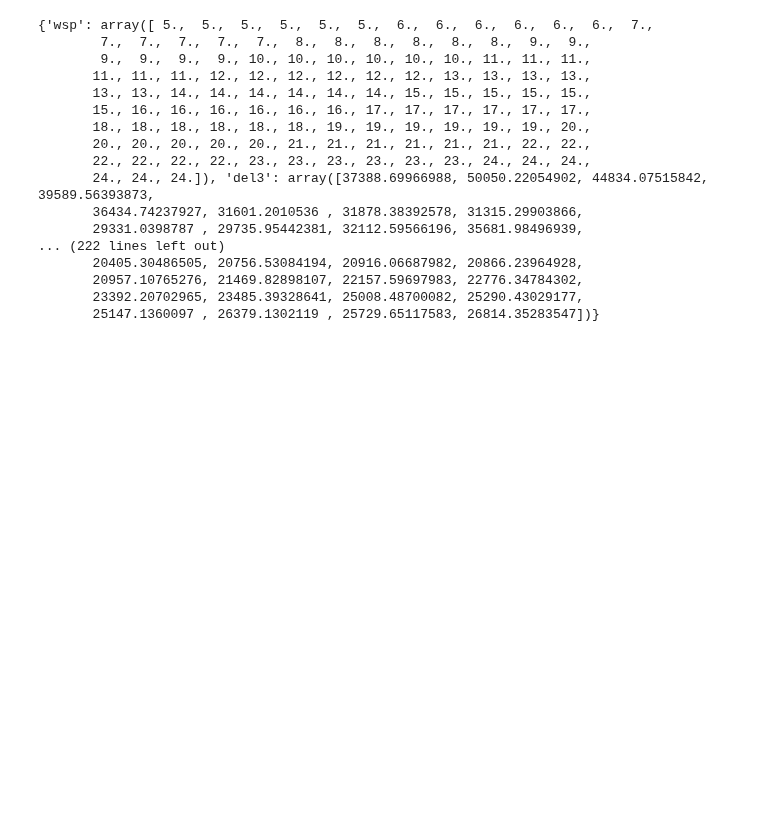
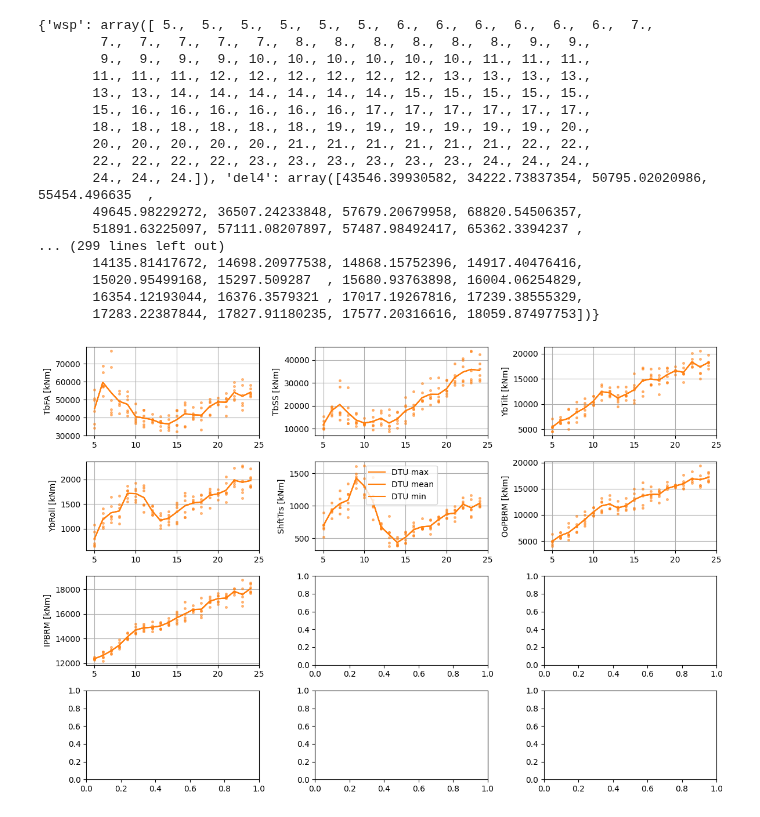
Before and after one commit to SpyrosAcheimastos/LAC, a Jupyter notebook: Assignment_4/code/Design_equivalent_loads.ipynb, the cells around one changed output. Saved outputs shown, nothing was run; the diff lists cells and outputs as text; code cells hidden in the pictures; blank space fills up the shorter version.

Commit message:
DEL plots

```diff
--- a/Assignment_4/code/Design_equivalent_loads.ipynb
+++ b/Assignment_4/code/Design_equivalent_loads.ipynb
@@ -9,7 +9,7 @@ STATS_PATH = Path.cwd().parent / 'dtu_10MW' / 'turb' / 'dtu_10mw_turb_stats.hdf5
 SUBFOLDER = 'tca'
 # %%
 # load the HAWC2 data from the stats file. Isolate the simulations with no tilt.
-df, wsps = load_stats(STATS_PATH, subfolder=SUBFOLDER, statstype='turb')
+df_DTU, wsps_DTU = load_stats(STATS_PATH, subfolder=SUBFOLDER, statstype='turb')
 df_BB, wsps_BB = load_stats(BB_PATH, subfolder=SUBFOLDER, statstype='turb')
 
 SEEDS = 6
@@ -105,7 +106,7 @@ CHAN_DESCS = {'TbFA': 'momentmx mbdy:tower nodenr:   1',
 chan_ids = ['TbFA', 'TbSS',
             'YbTilt', 'YbRoll', 'ShftTrs', 'OoPBRM', 'IPBRM']
 
-del_ids = ['del3','del4','del5','del8','del10', 'del12']
+del_ids = ['del4','del4','del5','del8','del10', 'del12']
 
 del_loads = {}
 for iplot, chan_id in enumerate(chan_ids):
@@ -114,11 +115,16 @@ for iplot, chan_id in enumerate(chan_ids):
 
     # del_loads[chan_id] = [chan_df[del_id] for del_id in del_ids]
 
-    points_BB, lines_BB = extract_and_DEL(wsps_BB, chan_df, SEEDS)
+    points_BB, lines_BB = extract_and_DEL(wsps_BB, chan_df, SEEDS, "del4")
 
     print(points_BB)
+    print(lines_BB)
+
+    # points_BB_Wsp = np.unique(points_BB['wsp'])
+
 # print(del_loads)
 
+
 # print(del_loads['TbFA'][0])
 # %% [output]
 {'wsp': array([ 5.,  5.,  5.,  5.,  5.,  5.,  6.,  6.,  6.,  6.,  6.,  6.,  7.,
@@ -130,11 +136,56 @@ for iplot, chan_id in enumerate(chan_ids):
        18., 18., 18., 18., 18., 18., 19., 19., 19., 19., 19., 19., 20.,
        20., 20., 20., 20., 20., 21., 21., 21., 21., 21., 21., 22., 22.,
        22., 22., 22., 22., 23., 23., 23., 23., 23., 23., 24., 24., 24.,
-       24., 24., 24.]), 'del3': array([37388.69966988, 50050.22054902, 44834.07515842, 39589.56393873,
-       36434.74237927, 31601.2010536 , 31878.38392578, 31315.29903866,
-       29331.0398787 , 29735.95442381, 32112.59566196, 35681.98496939,
-... (222 lines left out)
-       20405.30486505, 20756.53084194, 20916.06687982, 20866.23964928,
-       20957.10765276, 21469.82898107, 22157.59697983, 22776.34784302,
-       23392.20702965, 23485.39328641, 25008.48700082, 25290.43029177,
-       25147.1360097 , 26379.1302119 , 25729.65117583, 26814.35283547])}
+       24., 24., 24.]), 'del4': array([43546.39930582, 34222.73837354, 50795.02020986, 55454.496635  ,
+       49645.98229272, 36507.24233848, 57679.20679958, 68820.54506357,
+       51891.63225097, 57111.08207897, 57487.98492417, 65362.3394237 ,
+... (299 lines left out)
+       14135.81417672, 14698.20977538, 14868.15752396, 14917.40476416,
+       15020.95499168, 15297.509287  , 15680.93763898, 16004.06254829,
+       16354.12193044, 16376.3579321 , 17017.19267816, 17239.38555329,
+       17283.22387844, 17827.91180235, 17577.20316616, 18059.87497753])}
+# %%
+fig, axs = plt.subplots(4, 3, figsize=(12, 8), clear=True)
+
+
+# loop over each channels and plot the steady state with the theory line
+for iplot, chan_id in enumerate(chan_ids):
+
+    # isolate the channel data and get statistics
+    chan_df_BB = df_BB.filter_channel(chan_id, CHAN_DESCS)
+    chan_df_DTU = df_DTU.filter_channel(chan_id, CHAN_DESCS)
+
+    # extract and order statistics
+    points_BB, lines_BB = extract_and_DEL(wsps_BB, chan_df_BB, SEEDS, "del4")
+    points_DTU, lines_DTU = extract_and_DEL(wsps_DTU, chan_df_DTU, SEEDS, "del4")
+
+    # For JIMALEXX
+    # if chan_id == 'TbFA':
+        # print('The max of the lines_DTU["max"] is ', np.max(lines_DTU['max']))
+
+    # plot the results
+    ax = axs.flatten()[iplot]
+    # ax.plot(points_BB['wsp'], points_BB['del4'], '.', color='C0', alpha=0.2, markersize=5)
+    # ax.plot(points_BB['wsp'], points_BB['del4'], '.', color='C0', alpha=0.2, markersize=5)
+    # ax.plot(points_BB['wsp'], points_BB['del4'], '.', color='C0', alpha=0.2, markersize=5)
+    # ax.plot(lines_BB['wsp'], lines_BB['del4'], '-', color='C0', label='HAWC2 max')
+    # ax.plot(lines_BB['wsp'], lines_BB['del4'], '-', color='C0', label='HAWC2 mean')
+    # ax.plot(lines_BB['wsp'], lines_BB['del4'], '-', color='C0', label='HAWC2 min')
+
+    ax.plot(points_DTU['wsp'], points_DTU['del4'], '.', color='C1', alpha=0.2, markersize=5)
+    ax.plot(points_DTU['wsp'], points_DTU['del4'], '.', color='C1', alpha=0.2, markersize=5)
+    ax.plot(points_DTU['wsp'], points_DTU['del4'], '.', color='C1', alpha=0.2, markersize=5)
+    ax.plot(lines_DTU['wsp'], lines_DTU['del4'], '-', color='C1', label='DTU max')
+    ax.plot(lines_DTU['wsp'], lines_DTU['del4'], '-', color='C1', label='DTU mean')
+    ax.plot(lines_DTU['wsp'], lines_DTU['del4'], '-', color='C1', label='DTU min')
+
+    ax.grid('on')
+    ax.set(xlabel='Wind speed [m/s]' if iplot > 8 else None,
+           ylabel=f'{chan_id} [{chan_df_BB.units.iloc[0]}]', xlim=[4, 25])
+
+axs[1, 1].legend()
+fig.tight_layout()
+
+plt.show()
+# %% [output]
+[figure, added]
```
Also changed, not shown: parts of 2 cells of this notebook.
